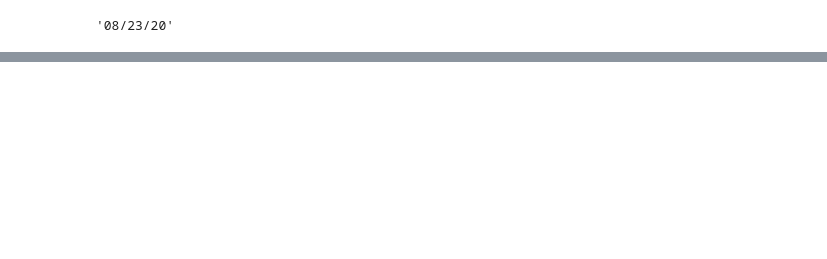
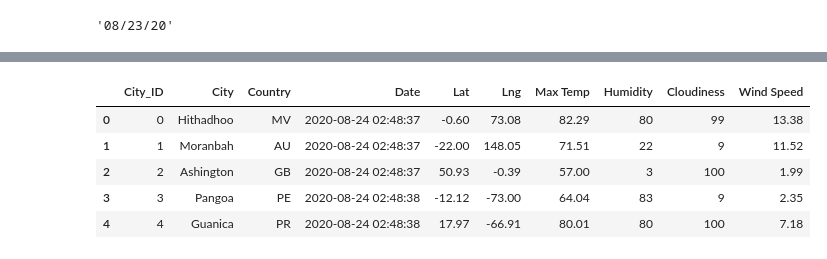
Before and after one commit to mchjohnson13/WorldWeather_Analysis, a Jupyter notebook: WeatherPy.ipynb, the cells around one changed output, grey strips where cells are left out. Drawn from its saved outputs; the diff is of its cells as text; code cells hidden in the pictures; blank space fills up the shorter version.

```diff
--- a/WeatherPy.ipynb
+++ b/WeatherPy.ipynb
@@ -361,0 +364,11 @@ plot_linear_regression(x_values, y_values, 'Linear Regression on the Southern He
+# %%
+# Store th csv in a DataFrame
+city_data_df = pd.read_csv("weather_data/cities.csv")
+city_data_df.head()
+# %% [output]
+|  | City_ID | City | Country | Date | Lat | Lng | Max Temp | Humidity | Cloudiness | Wind Speed |
+| 0 | 0 | Hithadhoo | MV | 2020-08-24 02:48:37 | -0.60 | 73.08 | 82.29 | 80 | 99 | 13.38 |
+| 1 | 1 | Moranbah | AU | 2020-08-24 02:48:37 | -22.00 | 148.05 | 71.51 | 22 | 9 | 11.52 |
+| 2 | 2 | Ashington | GB | 2020-08-24 02:48:37 | 50.93 | -0.39 | 57.00 | 3 | 100 | 1.99 |
+| 3 | 3 | Pangoa | PE | 2020-08-24 02:48:38 | -12.12 | -73.00 | 64.04 | 83 | 9 | 2.35 |
+| 4 | 4 | Guanica | PR | 2020-08-24 02:48:38 | 17.97 | -66.91 | 80.01 | 80 | 100 | 7.18 |
```
Also changed, not shown: parts of 20 cells of this notebook, 9 other files.
